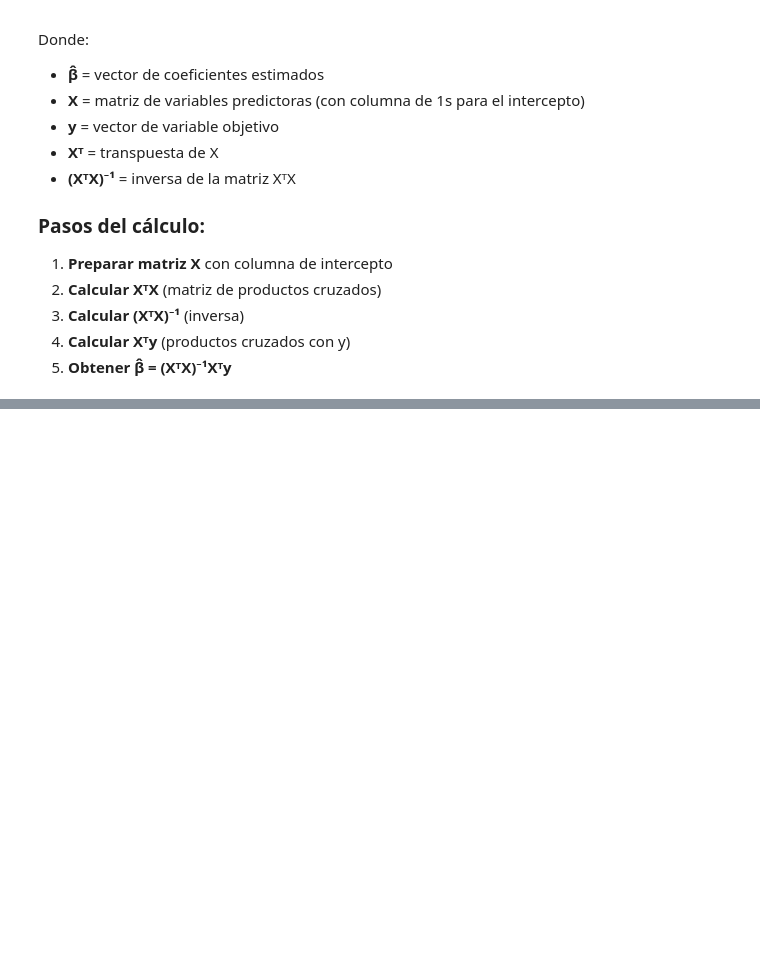
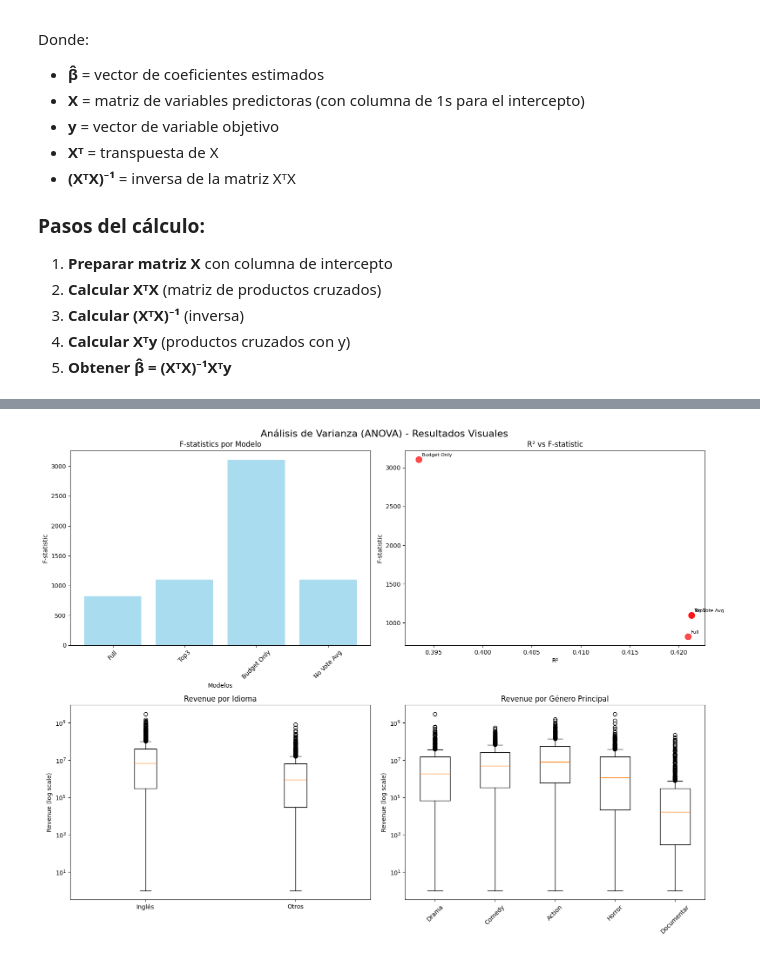
Before and after one commit to Mouskerramientas/aprendizaje-supervisado, a Jupyter notebook: taller1.ipynb, the cells around one changed output, grey strips where cells are left out. Drawn from its saved outputs; the diff is of its cells as text; code cells hidden in the pictures; blank space fills up the shorter version.

Commit message:
ANOVA

```diff
--- a/taller1.ipynb
+++ b/taller1.ipynb
@@ -439,0 +1424,58 @@ Residuo máximo: $2,536,691,221
+# %%
+# Visualización de resultados ANOVA
+fig, axes = plt.subplots(2, 2, figsize=(16, 12))
+fig.suptitle('Análisis de Varianza (ANOVA) - Resultados Visuales', fontsize=16)
+
+# 1. Comparación de F-statistics entre modelos
+model_names = list(anova_results.keys())
+f_stats = [anova_results[model]['F_stat'] for model in model_names]
+r2_values = [anova_results[model]['R_squared'] for model in model_names]
+
+axes[0, 0].bar(range(len(model_names)), f_stats, color='skyblue', alpha=0.7)
+axes[0, 0].set_xlabel('Modelos')
+axes[0, 0].set_ylabel('F-statistic')
+axes[0, 0].set_title('F-statistics por Modelo')
+axes[0, 0].set_xticks(range(len(model_names)))
+axes[0, 0].set_xticklabels([name.replace('_', ' ').title() for name in model_names], rotation=45)
+
+# 2. R² vs F-statistic
+axes[0, 1].scatter(r2_values, f_stats, color='red', s=100, alpha=0.7)
+for i, name in enumerate(model_names):
+    axes[0, 1].annotate(name.replace('_', ' ').title(), (r2_values[i], f_stats[i]),
+                       xytext=(5, 5), textcoords='offset points', fontsize=8)
+axes[0, 1].set_xlabel('R²')
+axes[0, 1].set_ylabel('F-statistic')
+axes[0, 1].set_title('R² vs F-statistic')
+
+# 3. Comparación de revenue por idioma (boxplot)
+if 'english_movies' in locals() and 'other_movies' in locals():
+    # Tomar muestra para visualización
+    english_sample = english_movies.sample(min(1000, len(english_movies)), random_state=42)
+    other_sample = other_movies.sample(min(1000, len(other_movies)), random_state=42)
+
+    data_lang = [english_sample, other_sample]
+    axes[1, 0].boxplot(data_lang, labels=['Inglés', 'Otros'])
+    axes[1, 0].set_ylabel('Revenue (log scale)')
+    axes[1, 0].set_title('Revenue por Idioma')
+    axes[1, 0].set_yscale('log')
+
+# 4. Comparación de revenue por género principal
+if 'genre_groups' in locals() and len(genre_groups) > 0:
+    # Tomar muestras para visualización
+    genre_samples = []
+    genre_labels = []
+    for i, (group, name) in enumerate(zip(genre_groups[:5], genre_names[:5])):
+        sample = group.sample(min(500, len(group)), random_state=42)
+        genre_samples.append(sample)
+        genre_labels.append(name[:10])  # Truncar nombres largos
+
+    axes[1, 1].boxplot(genre_samples, labels=genre_labels)
+    axes[1, 1].set_ylabel('Revenue (log scale)')
+    axes[1, 1].set_title('Revenue por Género Principal')
+    axes[1, 1].set_yscale('log')
+    axes[1, 1].tick_params(axis='x', rotation=45)
+
+plt.tight_layout()
+plt.show()
+# %% [output]
+[figure, added]
```
Also changed, not shown: parts of 26 cells of this notebook, 1 other file.
